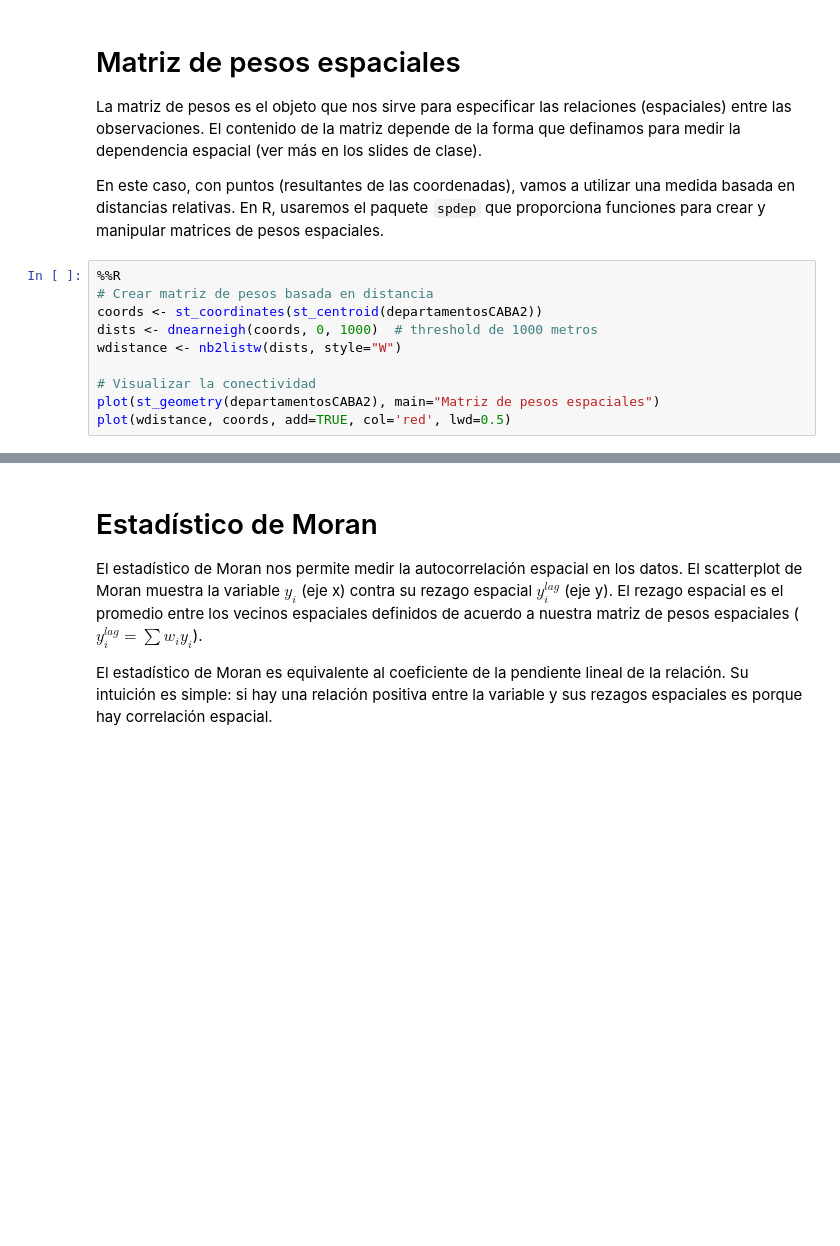
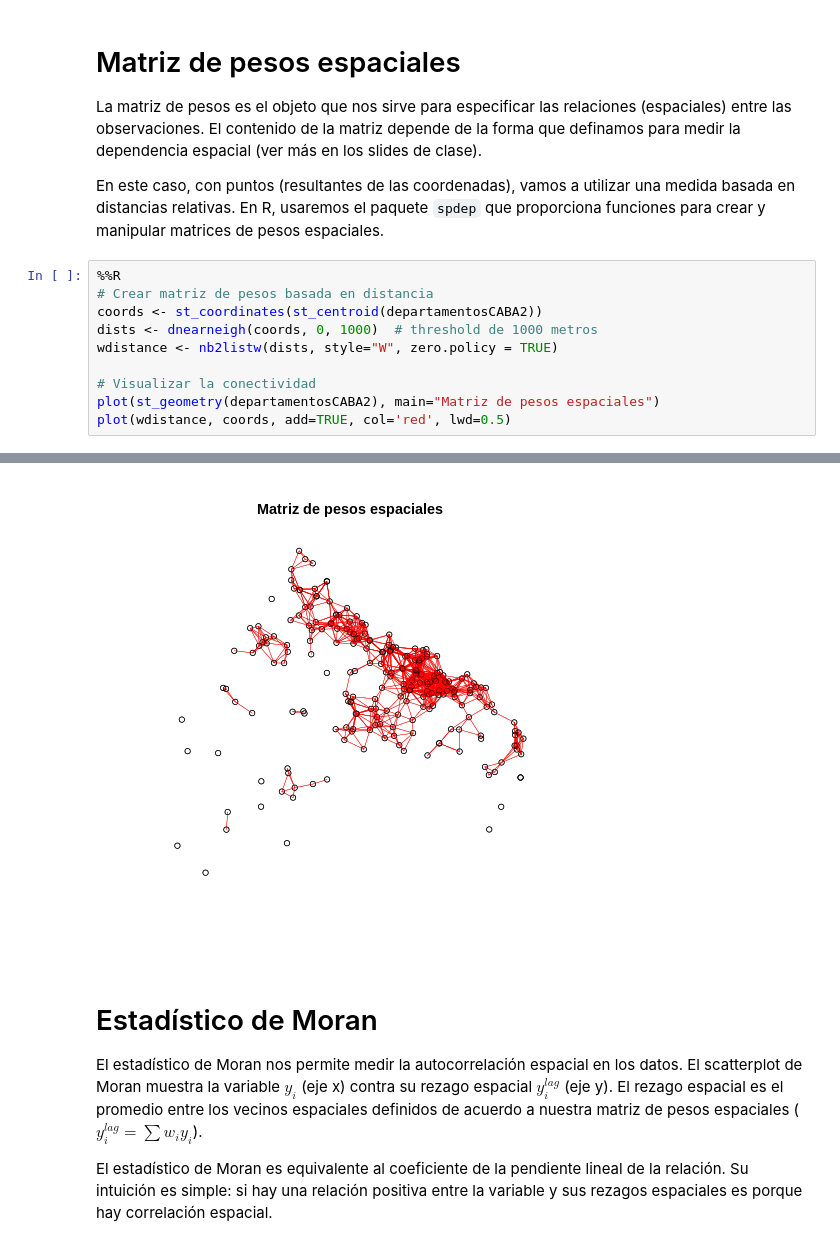
Before and after one commit to rpasquini/metodos_cuantitativos, a Jupyter notebook: notebooks/R/Correlacion_espacial_y_Regresion_espacial_intro.ipynb, the cells around one changed output, grey strips where cells are left out. Saved outputs shown, nothing was run; the diff lists cells and outputs as text; blank space fills up the shorter version.

```diff
--- a/notebooks/R/Correlacion_espacial_y_Regresion_espacial_intro.ipynb
+++ b/notebooks/R/Correlacion_espacial_y_Regresion_espacial_intro.ipynb
@@ -83,8 +121,9 @@ En este caso, con puntos (resultantes de las coordenadas), vamos a utilizar una
 # Crear matriz de pesos basada en distancia
 coords <- st_coordinates(st_centroid(departamentosCABA2))
 dists <- dnearneigh(coords, 0, 1000)  # threshold de 1000 metros
-wdistance <- nb2listw(dists, style="W")
+wdistance <- nb2listw(dists, style="W", zero.policy = TRUE)
 
 # Visualizar la conectividad
 plot(st_geometry(departamentosCABA2), main="Matriz de pesos espaciales")
 plot(wdistance, coords, add=TRUE, col='red', lwd=0.5)
+# %% [output]
@@ -91,3 +132,4 @@ plot(wdistance, coords, add=TRUE, col='red', lwd=0.5)
+[figure, added]
 # %% [markdown]
 # Estadístico de Moran
 
```
Also changed, not shown: parts of 14 cells of this notebook.
